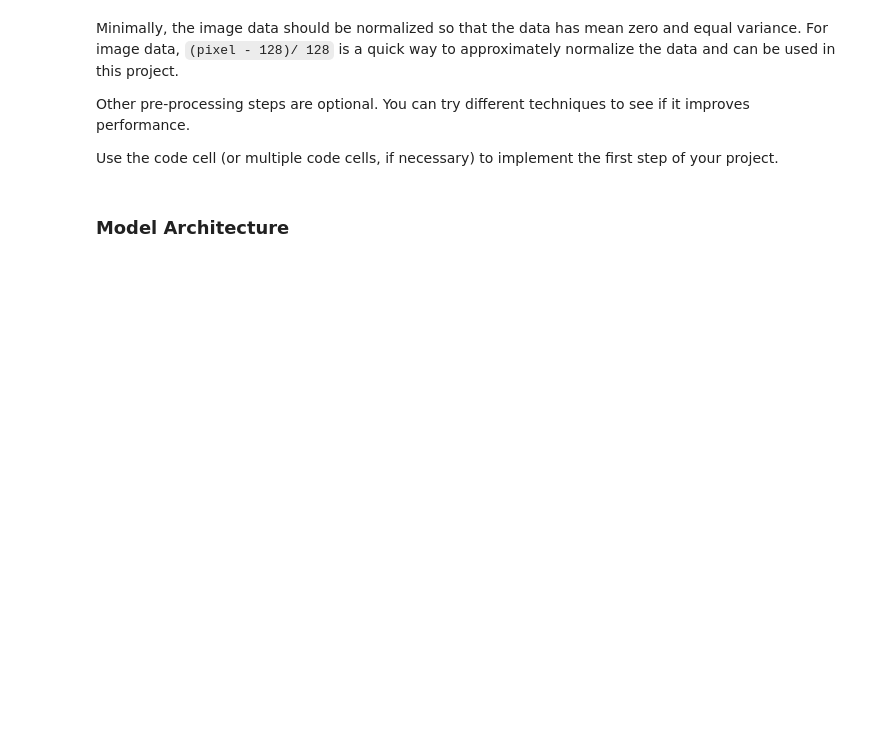
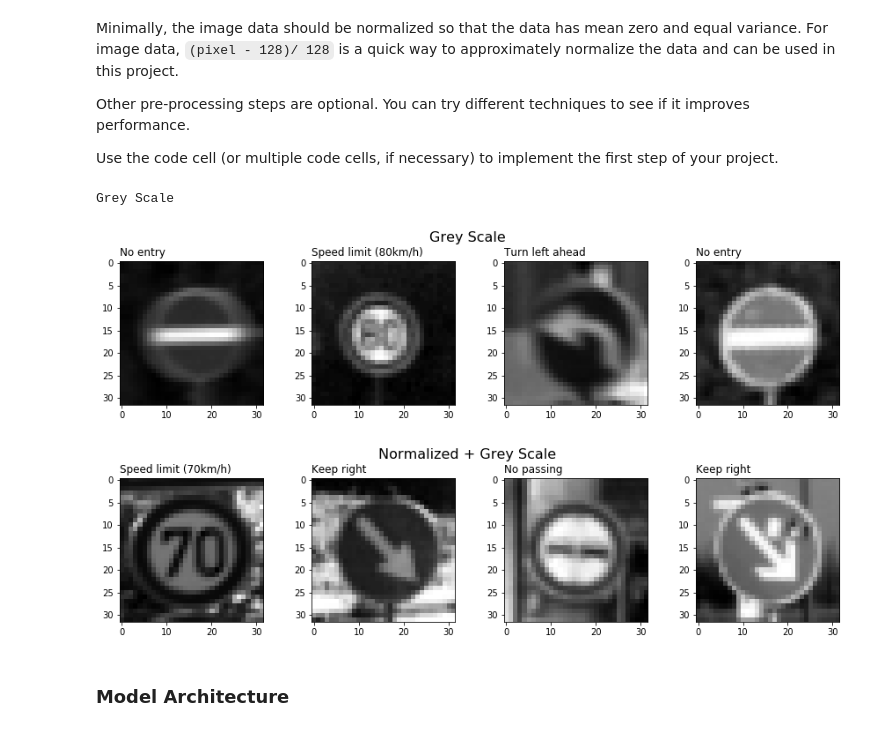
Before and after one commit to PR4S4D/traffic-sign-classifier, a Jupyter notebook: Traffic_Sign_Classifier.ipynb, the cells around one changed output. Drawn from its saved outputs; the diff is of its cells as text; code cells hidden in the pictures; blank space fills up the shorter version.

```diff
--- a/Traffic_Sign_Classifier.ipynb
+++ b/Traffic_Sign_Classifier.ipynb
@@ -149,10 +149,41 @@ Use the code cell (or multiple code cells, if necessary) to implement the first
 # %%
 ### Preprocess the data here. It is required to normalize the data. Other preprocessing steps could include
 ### converting to grayscale, etc.
 ### Feel free to use as many code cells as needed.
 from sklearn.utils import shuffle
-from sklearn.preprocessing import normalize
+from scipy.ndimage import rotate
+from skimage import color
 import numpy as np
 
 X_train, y_train = shuffle(X_train, y_train)
+
+
+x_train_norm = np.ndarray(shape=X_train.shape)
+
+
+def normalize(image_data):
+    a = 0.1
+    b = 0.9
+    x_max = np.max(image_data)
+    x_min = np.min(image_data)
+
+    return a + (image_data - x_min) * (b - a)/ (x_max - x_min)
+
+
+X_train = np.sum(X_train/3, axis=3, keepdims=True)
+X_valid = np.sum(X_valid/3, axis=3, keepdims=True)
+X_test = np.sum(X_test/3, axis=3, keepdims=True)
+
+print("Grey Scale")
+visualize_data(X_train, "Grey Scale")
+
+X_train = normalize(X_train)
+X_valid = normalize(X_valid)
+X_test = normalize(X_test)
+
+visualize_data(X_train, "Normalized + Grey Scale")
+# %% [output]
+Grey Scale
+[figure, added]
+[figure, added]
 # %% [markdown]
```
Also changed, not shown: parts of 7 cells of this notebook, 8 other files.
